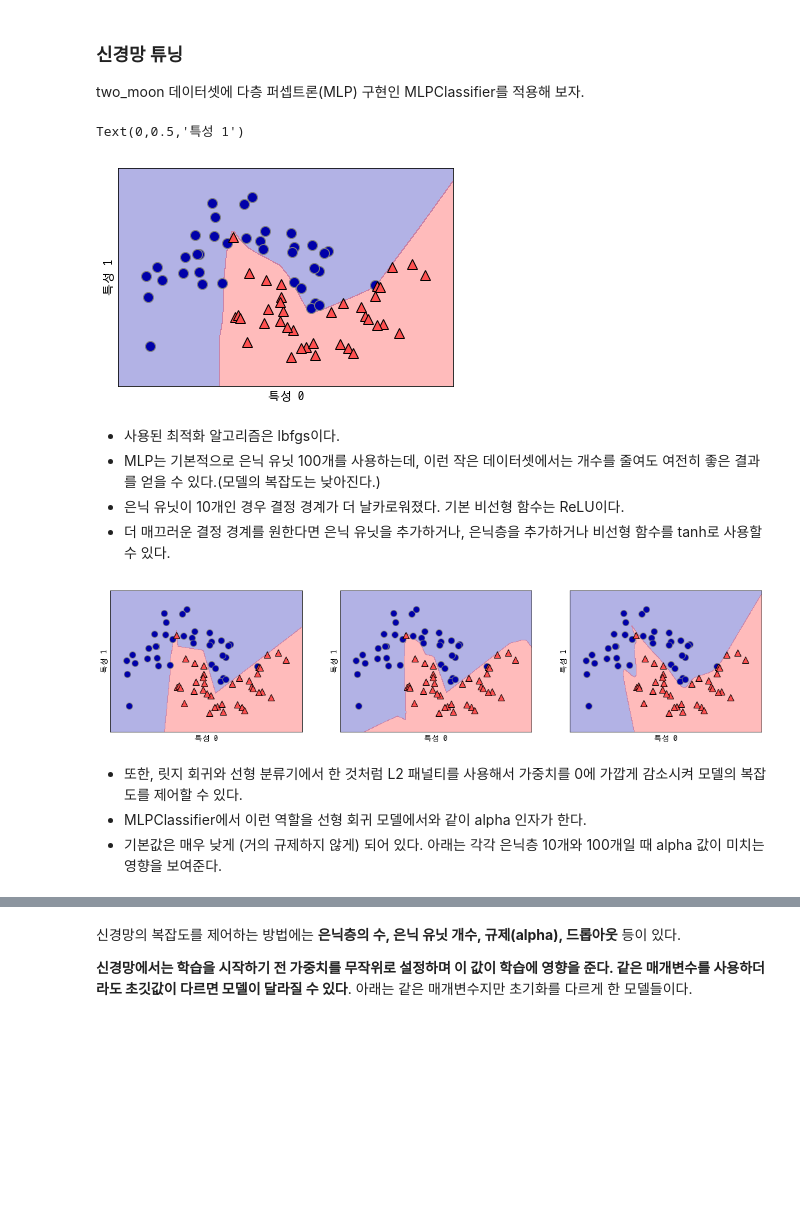
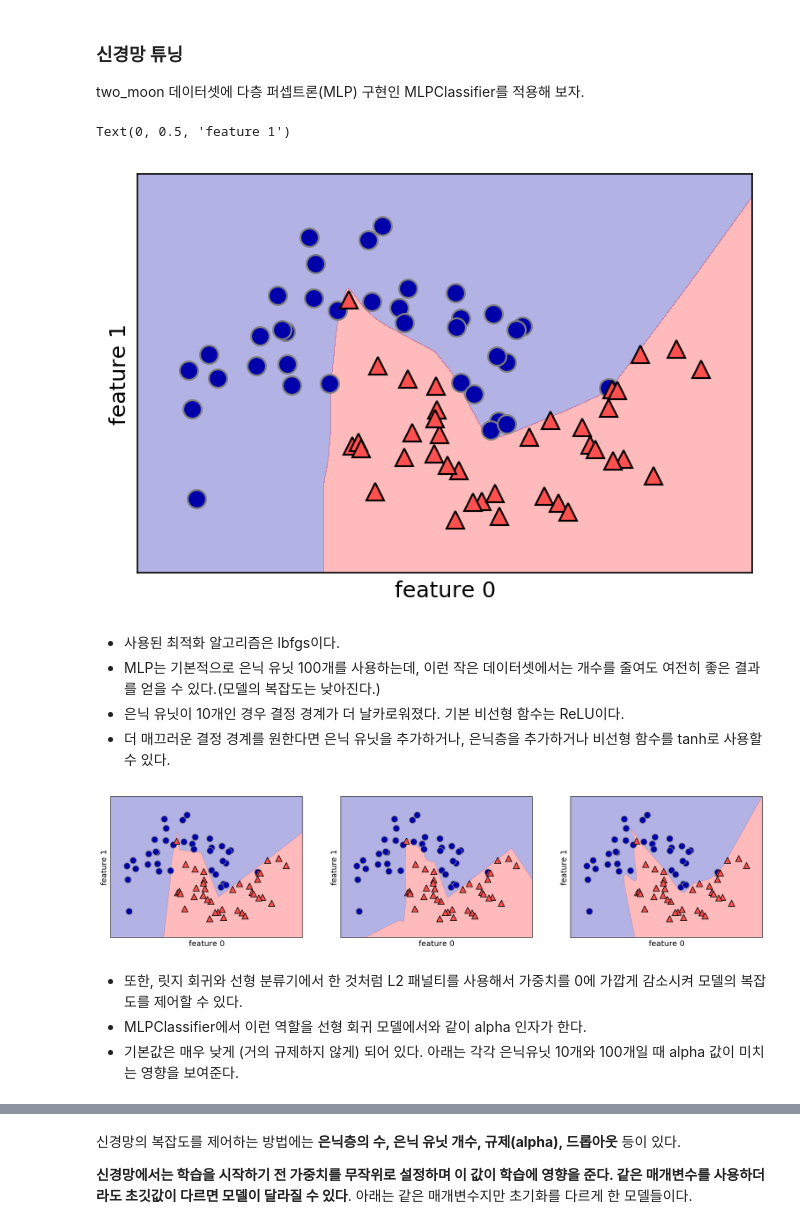
Before and after one commit to hopypark/Intro_ML, a Jupyter notebook: 02.supervised_learning_3.ipynb, the cells around one changed output, grey strips where cells are left out. Cells and saved outputs as stored; diff of their text form; code cells hidden in the pictures; blank space fills up the shorter version.

```diff
--- a/02.supervised_learning_3.ipynb
+++ b/02.supervised_learning_3.ipynb
@@ -98,23 +112,23 @@ two_moon 데이터셋에 다층 퍼셉트론(MLP) 구현인 MLPClassifier를 적
 # %%
 from sklearn.model_selection import train_test_split
 from sklearn.neural_network import MLPClassifier
 from sklearn.datasets import make_moons
 
 X, y = make_moons(n_samples=100, noise=0.25, random_state=3)
 
 X_train, X_test, y_train, y_test = train_test_split(X, y, stratify=y,
                                                     random_state=42)
 # solver='adam' (default)
 mlp = MLPClassifier(hidden_layer_sizes=100, solver='lbfgs', activation='relu',random_state=0).fit(X_train, y_train)
 # ==>  은닉 유닛 = 100개 임
 
 mglearn.plots.plot_2d_separator(mlp, X_train, fill=True, alpha=.3)
 mglearn.discrete_scatter(X_train[:, 0], X_train[:, 1], y_train)
-plt.xlabel("특성 0")
-plt.ylabel("특성 1")
+plt.xlabel("feature 0")
+plt.ylabel("feature 1")
 # %% [output]
-Text(0,0.5,'특성 1')
+Text(0, 0.5, 'feature 1')
-[figure, old version]
+[figure, new version]
 # %% [markdown]
 * 사용된 최적화 알고리즘은 lbfgs이다.
 * MLP는 기본적으로 은닉 유닛 100개를 사용하는데, 이런 작은 데이터셋에서는 개수를 줄여도 여전히 좋은 결과를 얻을 수 있다.(모델의 복잡도는 낮아진다.)
@@ -124,8 +138,8 @@ Text(0,0.5,'특성 1')
 
 fig, axes = plt.subplots(1, 3, figsize=(18, 4))
 
-mlp = [MLPClassifier(solver='lbfgs', random_state=0, hidden_layer_sizes=[10]), # 은닉유닛 10개, activation=relu(default)
-       MLPClassifier(solver='lbfgs', random_state=0, hidden_layer_sizes=[10, 10]), # 은닉층 2개, activation=relu(default)
+mlp = [MLPClassifier(solver='lbfgs', random_state=0, hidden_layer_sizes=[10]), # 유닛 10개, 은닉층 1개, activation=relu(default)
+       MLPClassifier(solver='lbfgs', random_state=0, hidden_layer_sizes=[10, 10]), # 유닛 10,10개, 은닉층 2개, activation=relu(default)
        MLPClassifier(solver='lbfgs', activation='tanh', random_state=0, hidden_layer_sizes=[10, 10]) # tanh 활성화 함수
       ]
 
@@ -133,14 +147,14 @@ for n, ax in zip([0, 1, 2], axes):
     mlp[n].fit(X_train, y_train)
     mglearn.plots.plot_2d_separator(mlp[n], X_train, ax=ax, fill=True, alpha=.3)
     mglearn.discrete_scatter(X_train[:, 0], X_train[:, 1], y_train, ax=ax)
-    ax.set_xlabel("특성 0")
-    ax.set_ylabel("특성 1")
+    ax.set_xlabel("feature 0")
+    ax.set_ylabel("feature 1")
 # %% [output]
-[figure, old version]
+[figure, new version]
 # %% [markdown]
 * 또한, 릿지 회귀와 선형 분류기에서 한 것처럼 L2 패널티를 사용해서 가중치를 0에 가깝게 감소시켜 모델의 복잡도를 제어할 수 있다.
 * MLPClassifier에서 이런 역할을 선형 회귀 모델에서와 같이 alpha 인자가 한다.
-* 기본값은 매우 낮게 (거의 규제하지 않게) 되어 있다. 아래는 각각 은닉층 10개와 100개일 때 alpha 값이 미치는 영향을 보여준다.
+* 기본값은 매우 낮게 (거의 규제하지 않게) 되어 있다. 아래는 각각 은닉유닛 10개와 100개일 때 alpha 값이 미치는 영향을 보여준다.
 # %%
 fig, axes = plt.subplots(2, 4, figsize=(20, 8))
 for axx, n_hidden_nodes in zip(axes, [10, 100]):
```
Also changed, not shown: parts of 21 cells of this notebook.
